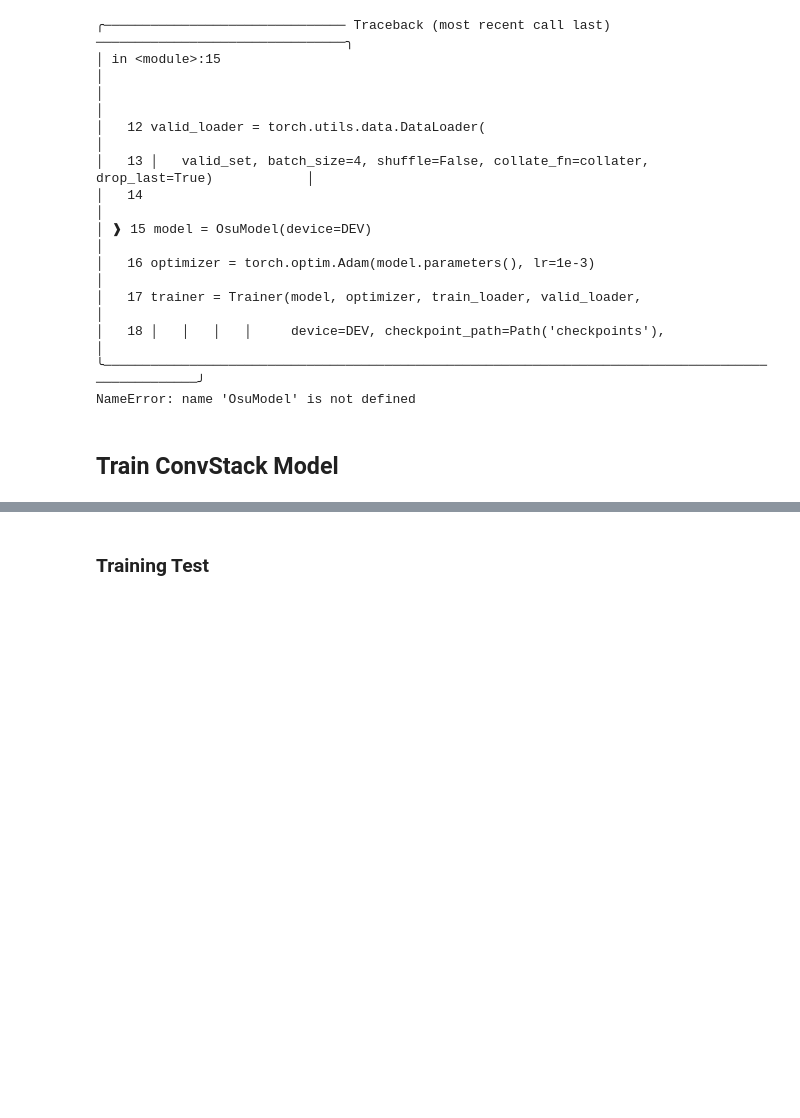
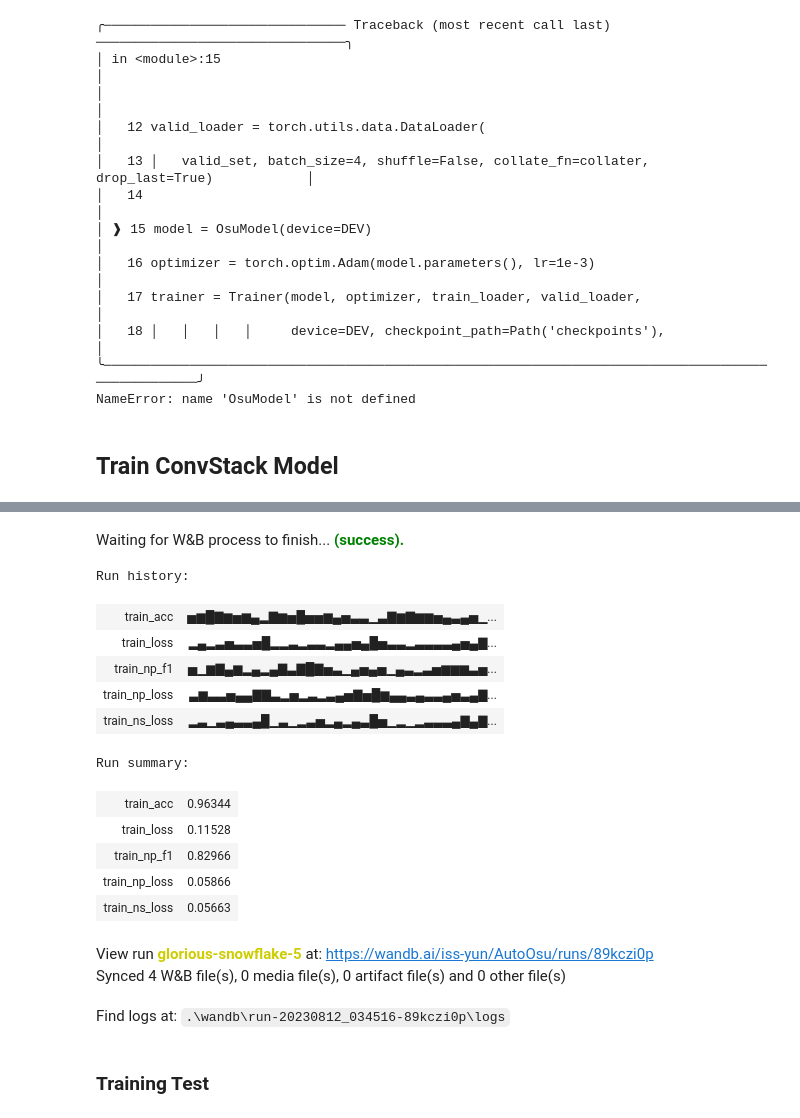
Before and after one commit to issyun/AutoOsu, a Jupyter notebook: model.ipynb, the cells around one changed output, grey strips where cells are left out. Drawn from its saved outputs; the diff is of its cells as text; code cells hidden in the pictures; blank space fills up the shorter version.

```diff
--- a/model.ipynb
+++ b/model.ipynb
@@ -530,3 +583,22 @@ in the list.
+# %%
+wandb.finish()
+# %% [output]
+Waiting for W&B process to finish... (success).
+Run history:
+| train_acc | ▅▆█▇▆▅▆▄▂▇▆▅█▅▅▆▄▅▃▃▁▃▇▆▇▆▆▅▄▃▄▅▁... |
+| train_loss | ▂▄▂▃▅▃▃▅█▂▂▃▂▃▃▂▄▄▅▄█▅▃▃▂▃▃▃▃▄▅▄▇... |
+| train_np_f1 | ▅▁▆▇▄▆▂▄▂▄▇▃▇█▇▅▃▁▄▅▄▅▁▄▃▂▃▅▆▆▆▃▅... |
+| train_np_loss | ▃▆▃▃▅▄▄▇▇▃▂▅▂▃▂▃▄▅▇▅█▆▄▄▃▄▃▃▄▅▃▄▇... |
+| train_ns_loss | ▂▃▁▃▄▃▃▄█▁▃▁▂▃▅▂▄▂▄▃█▅▁▂▁▂▃▃▃▄▇▄▇... |
+Run summary:
+| train_acc | 0.96344 |
+| train_loss | 0.11528 |
+| train_np_f1 | 0.82966 |
+| train_np_loss | 0.05866 |
+| train_ns_loss | 0.05663 |
+View run glorious-snowflake-5 at: https://wandb.ai/iss-yun/AutoOsu/runs/89kczi0p
+Synced 4 W&B file(s), 0 media file(s), 0 artifact file(s) and 0 other file(s)
+Find logs at: .\wandb\run-20230812_034516-89kczi0p\logs
 # %% [markdown]
 ### Training Test
 # %%
```
Also changed, not shown: parts of 8 cells of this notebook.
